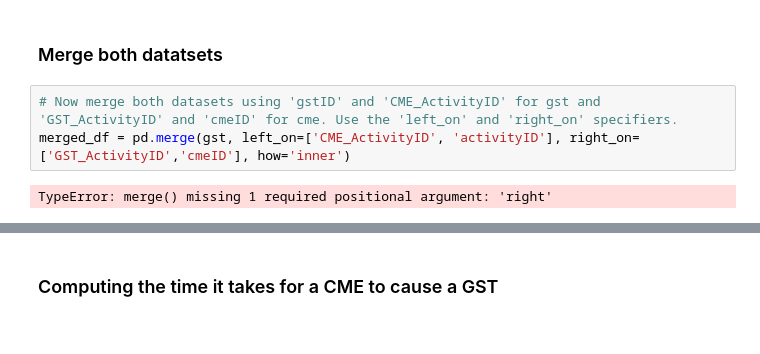
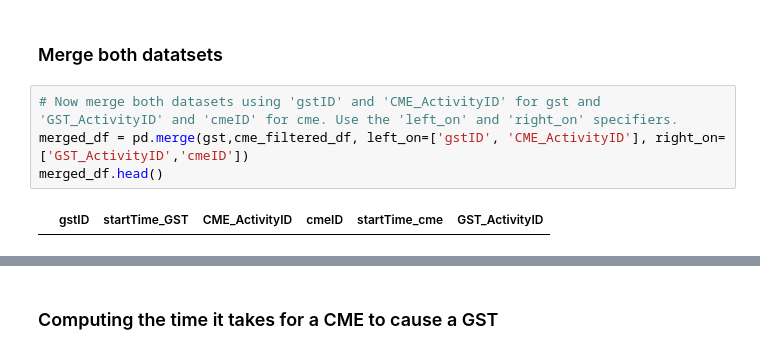
Before and after one commit to S-V-Woods/data-sourcing-challenge, a Jupyter notebook: Starter_Code/retrieve_data.ipynb, the cells around one changed output, grey strips where cells are left out. Cells and saved outputs as stored; diff of their text form.

```diff
--- a/Starter_Code/retrieve_data.ipynb
+++ b/Starter_Code/retrieve_data.ipynb
@@ -578,8 +580,9 @@ gst=gst[gst['CME_ActivityID'].str.contains('CME', na=False)]
 ### Merge both datatsets
 # %%
 # Now merge both datasets using 'gstID' and 'CME_ActivityID' for gst and 'GST_ActivityID' and 'cmeID' for cme. Use the 'left_on' and 'right_on' specifiers.
-merged_df = pd.merge(gst, left_on=['CME_ActivityID', 'activityID'], right_on=['GST_ActivityID','cmeID'], how='inner')
+merged_df = pd.merge(gst,cme_filtered_df, left_on=['gstID', 'CME_ActivityID'], right_on=['GST_ActivityID','cmeID'])
+merged_df.head()
 # %% [output]
-TypeError: merge() missing 1 required positional argument: 'right'
+|  | gstID | startTime_GST | CME_ActivityID | cmeID | startTime_cme | GST_ActivityID |
 # %%
 # Verify that the new DataFrame has the same number of rows as cme and gst
```
Also changed, not shown: parts of 10 cells of this notebook.
